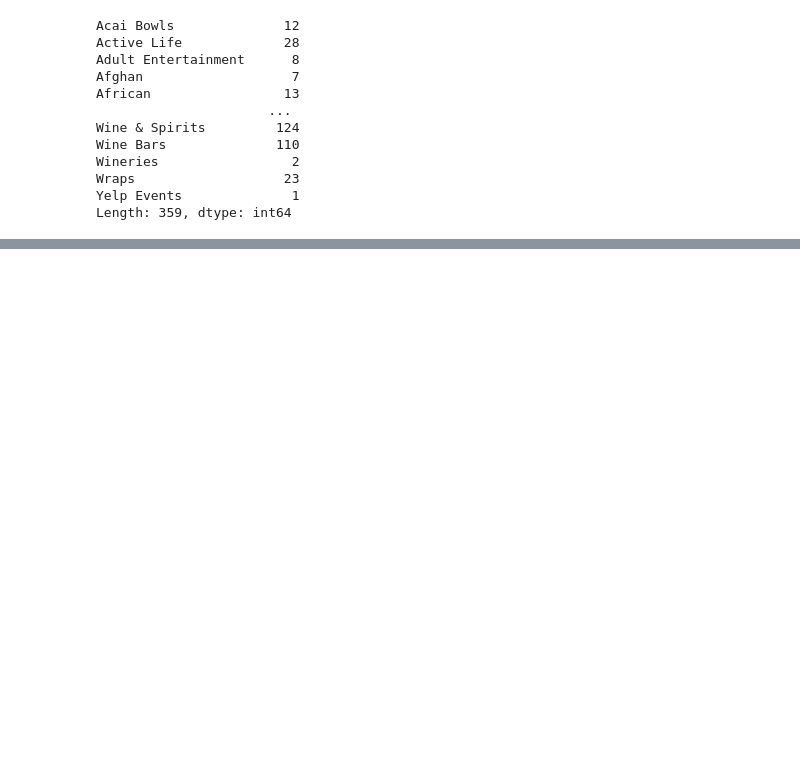
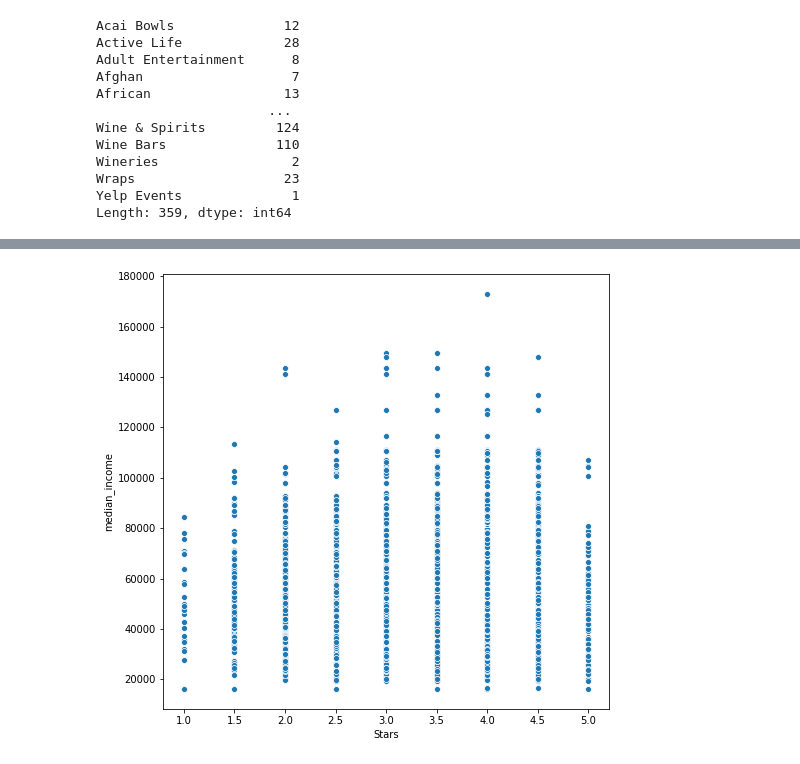
Before and after one commit to sanamica/restaurant_preference, a Jupyter notebook: Models_all.ipynb, the cells around one changed output, grey strips where cells are left out. Drawn from its saved outputs; the diff is of its cells as text; code cells hidden in the pictures; blank space fills up the shorter version.

```diff
--- a/Models_all.ipynb
+++ b/Models_all.ipynb
@@ -123,2 +196,8 @@ yelp_compiled.describe()
+# %%
+plt.figure(figsize=(8,8))
+sns.scatterplot(data = yelp_compiled_new, x ='stars', y ='median_income')
+plt.xlabel('Stars');
+# %% [output]
+[figure, added]
 # %%
 list(yelp_compiled.columns)
```
Also changed, not shown: parts of 56 cells of this notebook, 1 other file.
